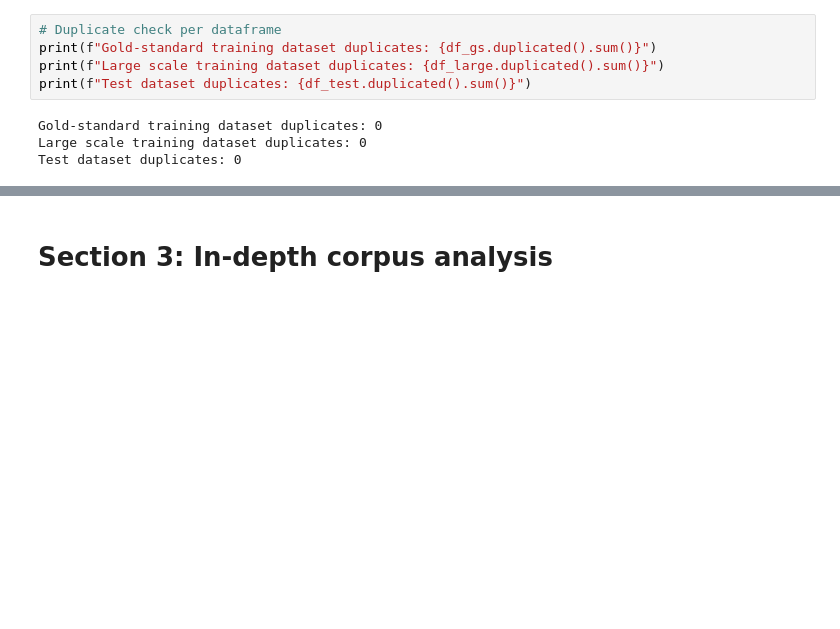
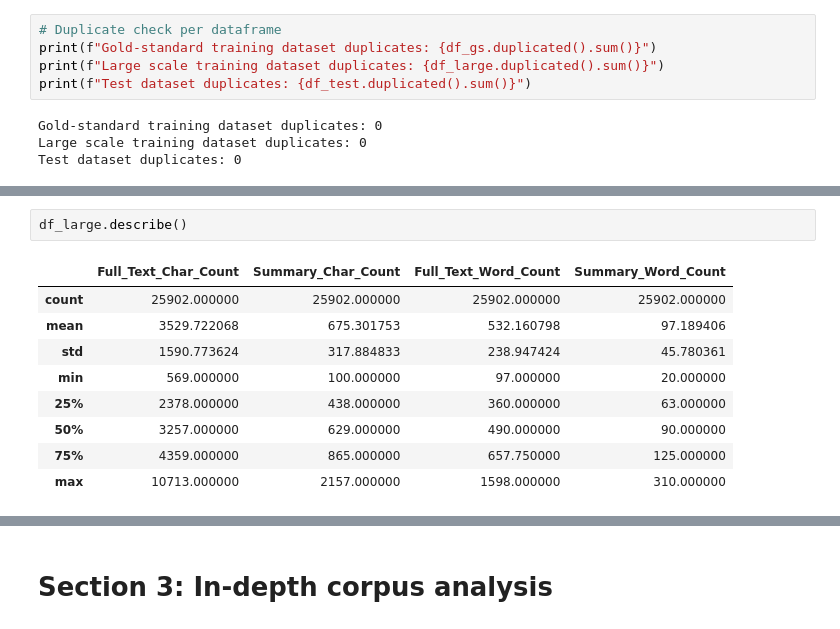
Before and after one commit to bagheria/DiffuClinic, a Jupyter notebook: data_exploration.ipynb, the cells around one changed output, grey strips where cells are left out. Drawn from its saved outputs; the diff is of its cells as text; blank space fills up the shorter version.

```diff
--- a/data_exploration.ipynb
+++ b/data_exploration.ipynb
@@ -122,0 +158,12 @@ Test dataset duplicates: 0
+# %%
+df_large.describe()
+# %% [output]
+|  | Full_Text_Char_Count | Summary_Char_Count | Full_Text_Word_Count | Summary_Word_Count |
+| count | 25902.000000 | 25902.000000 | 25902.000000 | 25902.000000 |
+| mean | 3529.722068 | 675.301753 | 532.160798 | 97.189406 |
+| std | 1590.773624 | 317.884833 | 238.947424 | 45.780361 |
+| min | 569.000000 | 100.000000 | 97.000000 | 20.000000 |
+| 25% | 2378.000000 | 438.000000 | 360.000000 | 63.000000 |
+| 50% | 3257.000000 | 629.000000 | 490.000000 | 90.000000 |
+| 75% | 4359.000000 | 865.000000 | 657.750000 | 125.000000 |
+| max | 10713.000000 | 2157.000000 | 1598.000000 | 310.000000 |
```
Also changed, not shown: parts of 10 cells of this notebook.
